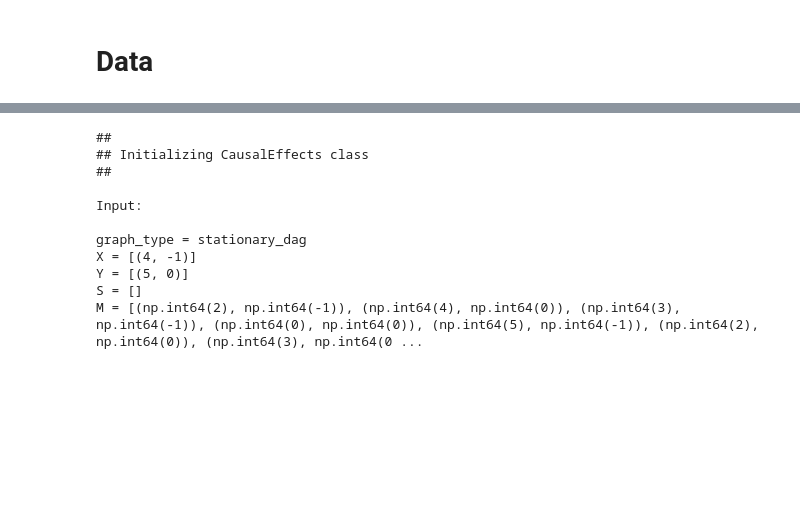
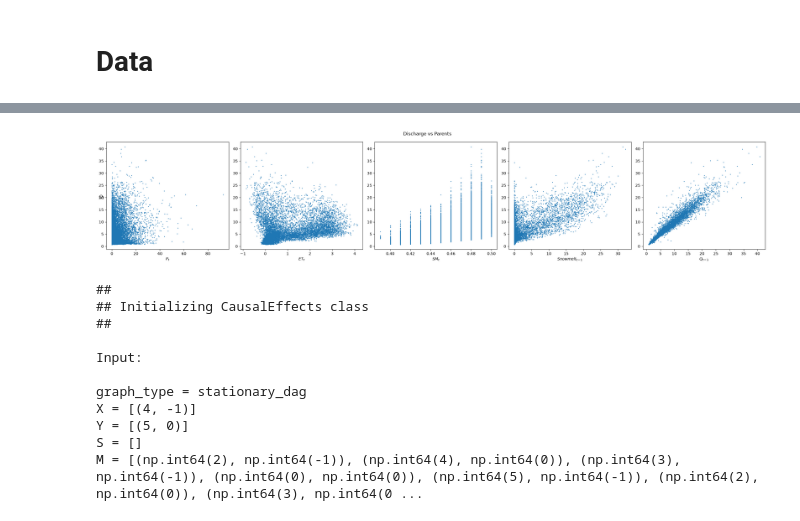
Before and after one commit to tripleUU-U/snow_causal_inference, a Jupyter notebook: code/basin_workflow.ipynb, the cells around one changed output, grey strips where cells are left out. Saved outputs shown, nothing was run; the diff lists cells and outputs as text; code cells hidden in the pictures; blank space fills up the shorter version.

```diff
--- a/code/basin_workflow.ipynb
+++ b/code/basin_workflow.ipynb
@@ -219,3 +241,23 @@ tp.plot_time_series_graph(graph=graph, var_names=vars_df.columns, curved_radius=
+# %%
+# plot qobs vs parents
+fig, axs = plt.subplots(1, 5, figsize=(25,5))
+
+axs[0].scatter(x=vars_df.P, y=vars_df.Q, s=size)
+axs[0].set_xlabel("$P_t$")
+axs[1].scatter(x=vars_df.ET, y=vars_df.Q, s=size)
+axs[1].set_xlabel("$ET_t$")
+axs[2].scatter(x=vars_df.SM, y=vars_df.Q, s=size)
+axs[2].set_xlabel("$SM_t$")
+axs[3].scatter(x=vars_df.SNO[:-1], y=vars_df.Q[1:], s=size)
+axs[3].set_xlabel("$Snowmelt_{t-1}$")
+axs[4].scatter(x=vars_df.Q[:-1], y=vars_df.Q[1:], s=size)
+axs[4].set_xlabel("$Q_{t-1}$")
+
+fig.suptitle("Discharge vs Parents")
+fig.supylabel("$Q_t$", rotation=0)
+plt.tight_layout()
+# %% [output]
+[figure, added]
 # %%
 X = [(4, -1)]
 Y = [(5, 0)]
```
Also changed, not shown: parts of 17 cells of this notebook, 2 other files.
